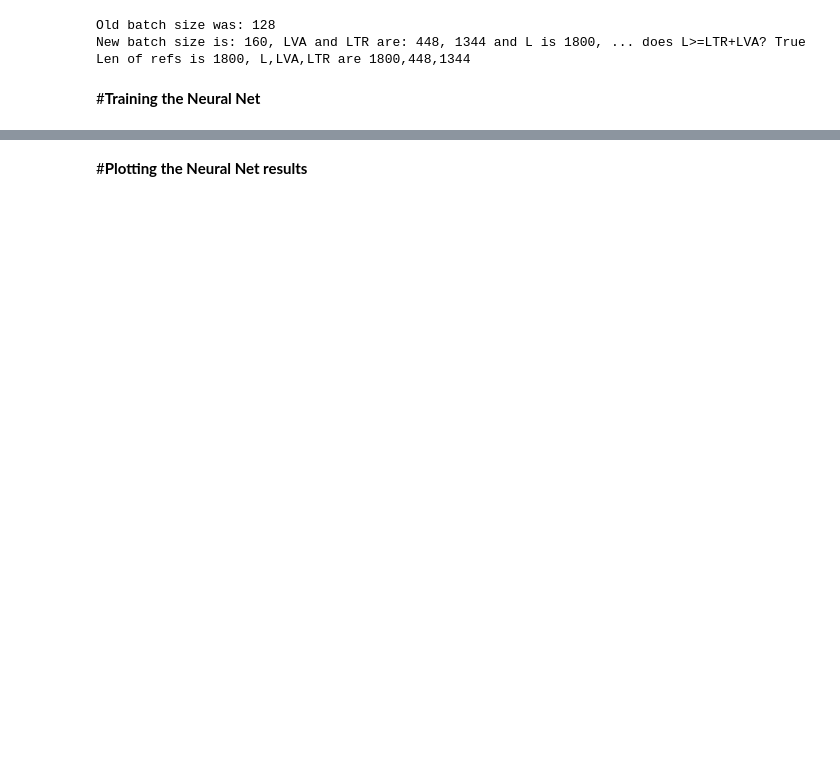
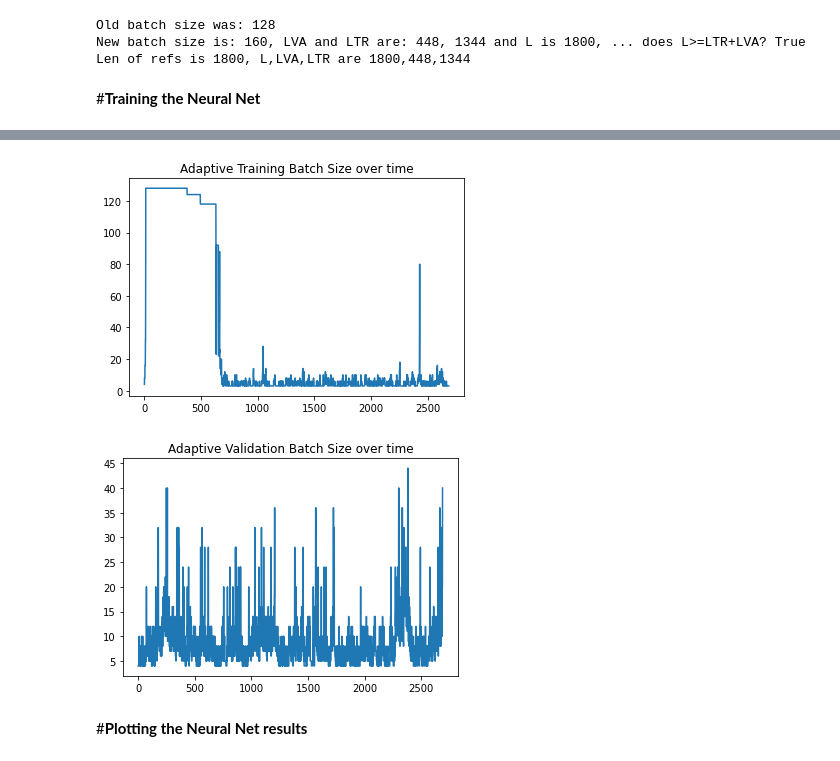
Before and after one commit to GastonMazzei/TraceMeOut, a Jupyter notebook: utils/TraceMeOut_4GoogleColab.ipynb, the cells around one changed output, grey strips where cells are left out. Cells and saved outputs as stored; diff of their text form; code cells hidden in the pictures; blank space fills up the shorter version.

```diff
--- a/utils/TraceMeOut_4GoogleColab.ipynb
+++ b/utils/TraceMeOut_4GoogleColab.ipynb
@@ -342,7 +334,7 @@ def produce_data(A,B,Refs):
     w = list(range(A,B))
     np.random.shuffle(w)
     YS = datas[PROCS[0]]['Y'][0]
-    LIMIT  = 2 * len(Refs[0])
+    LIMIT  = 2 * (B-A)
     while counter < LIMIT:
             i = Refs[counter % 2][A + counter // 2]
             yield (
@@ -568,0 +677,11 @@ Finished training! :-)
+# %%
+# Plot the batch size over time :-)
+plt.plot(BPATH)
+plt.title('Adaptive Training Batch Size over time')
+plt.show()
+plt.plot(BPATH_val)
+plt.title('Adaptive Validation Batch Size over time')
+plt.show()
+# %% [output]
+[figure, added]
+[figure, added]
```
Also changed, not shown: parts of 11 cells of this notebook.
